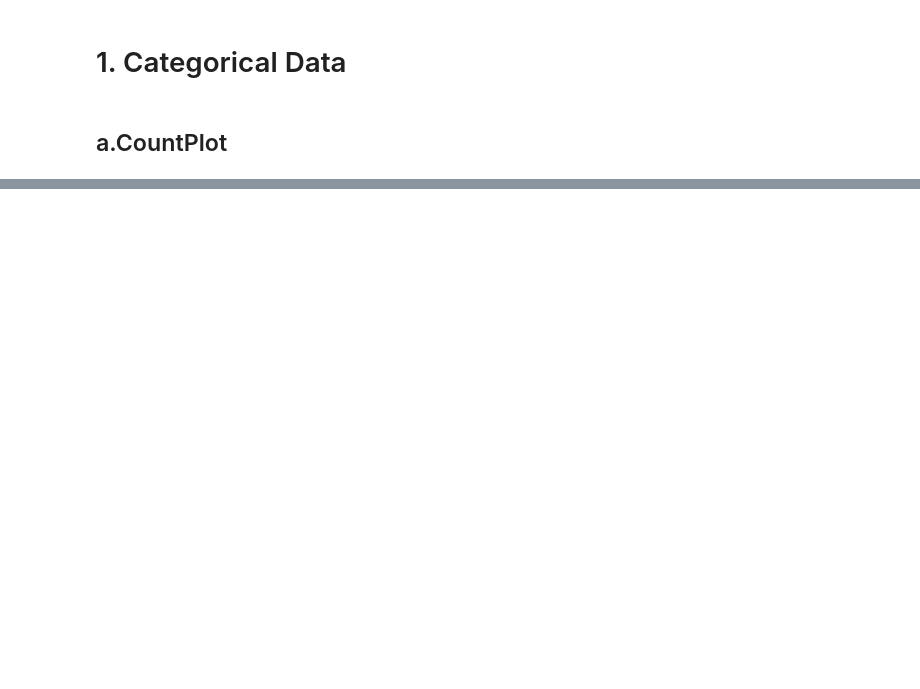
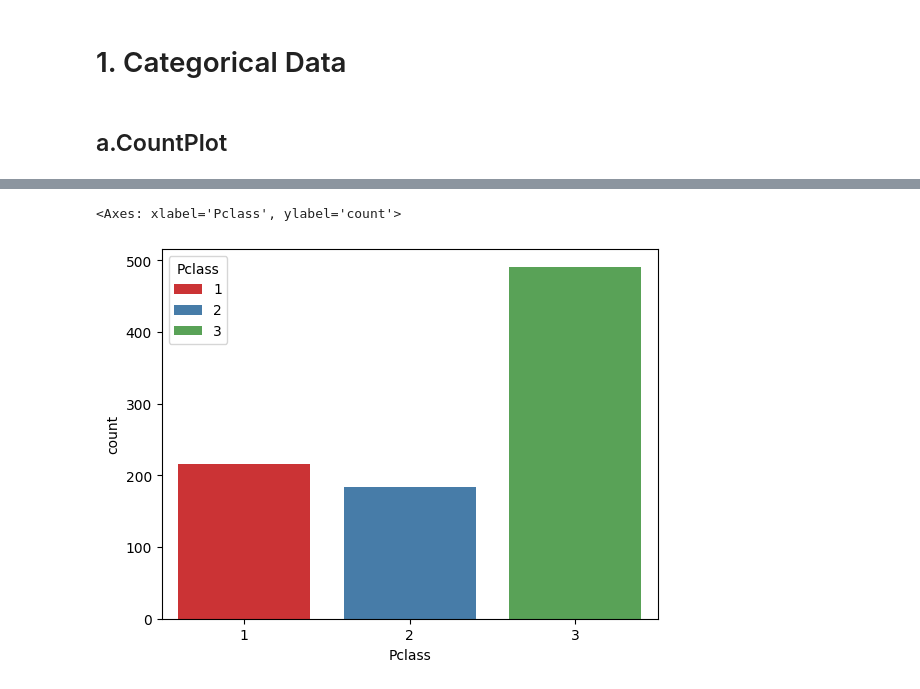
Before and after one commit to Vikaspundir24/100Days-of-ML, a Jupyter notebook: Day - 20 EDA Using Univariate Analysis/day 20.ipynb, the cells around one changed output, grey strips where cells are left out. Cells and saved outputs as stored; diff of their text form; code cells hidden in the pictures; blank space fills up the shorter version.

```diff
--- a/Day - 20 EDA Using Univariate Analysis/day 20.ipynb
+++ b/Day - 20 EDA Using Univariate Analysis/day 20.ipynb
@@ -26,0 +32,5 @@ sns.countplot(x  = 'Pclass', data = df)
+# %%
+sns.countplot(x  = 'Pclass', data = df,palette='Set1', hue='Pclass')
+# %% [output]
+<Axes: xlabel='Pclass', ylabel='count'>
+[figure, added]
```
Also changed, not shown: parts of 2 cells of this notebook.
